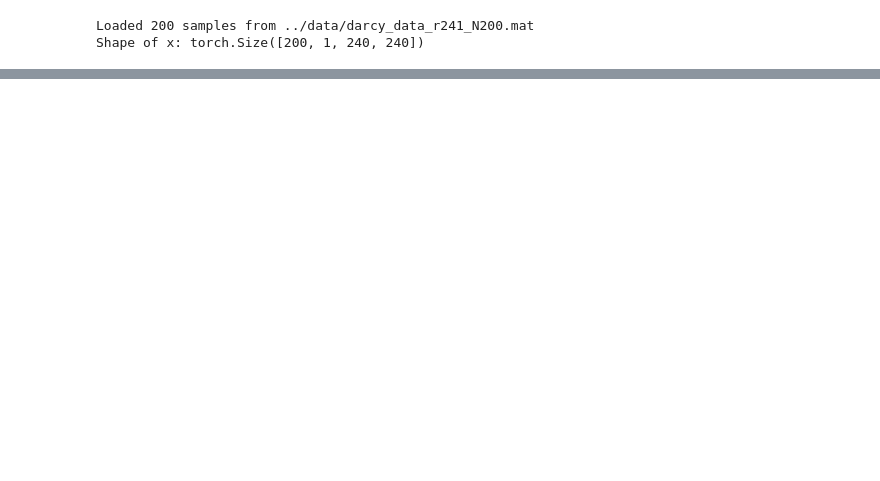
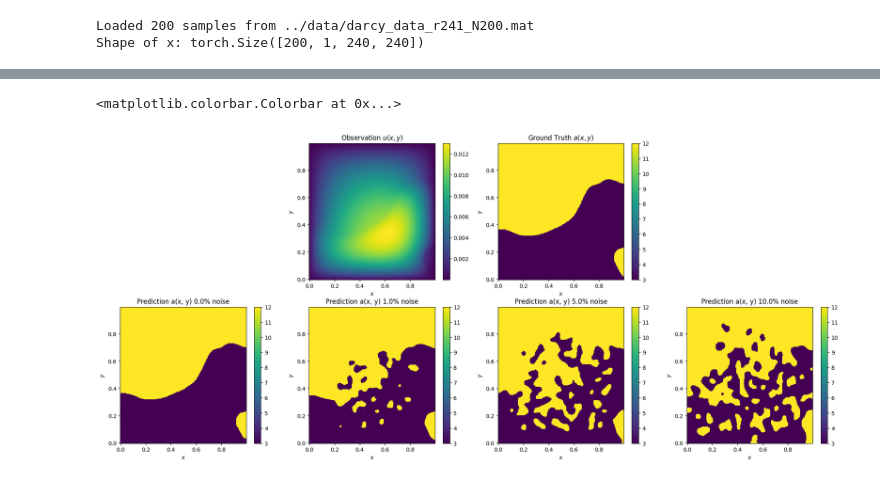
Before and after one commit to bookdiver/FluidDiff, a Jupyter notebook: models/darcys_test.ipynb, the cells around one changed output, grey strips where cells are left out. Drawn from its saved outputs; the diff is of its cells as text; code cells hidden in the pictures; blank space fills up the shorter version.

```diff
--- a/models/darcys_test.ipynb
+++ b/models/darcys_test.ipynb
@@ -200,0 +300,54 @@ fig.savefig('../assets/darcy_exp2.png', bbox_inches='tight')
+# %%
+y_noise001 = noise_data(y, 0.01)
+y_noise005 = noise_data(y, 0.05)
+y_noise010 = noise_data(y, 0.10)
+# %%
+y_new = torch.cat([y, y_noise001, y_noise005, y_noise010], dim=0)
+# %%
+x_pred = make_prediction(diffusion_model, y_new, 0.00)
+# %%
+x = x.numpy().squeeze()
+y = y.numpy().squeeze()
+# %%
+fig, ax = plt.subplots(2, 4, figsize=(24, 10))
+ax[0, 0].set_axis_off()
+ax[0, 3].set_axis_off()
+
+im1 = ax[0, 1].pcolormesh(X, Y, y)
+ax[0, 1].set_xlabel('$x$')
+ax[0, 1].set_ylabel('$y$')
+ax[0, 1].set_title('Observation $u(x, y)$')
+fig.colorbar(im1, ax=ax[0, 1])
+
+im2 = ax[0, 2].pcolormesh(X, Y, unnormalize(x))
+ax[0, 2].set_xlabel('$x$')
+ax[0, 2].set_ylabel('$y$')
+ax[0, 2].set_title('Ground Truth $a(x, y)$')
+fig.colorbar(im2, ax=ax[0, 2])
+
+im3 = ax[1, 0].pcolormesh(X, Y, unnormalize(x_pred[0]))
+ax[1, 0].set_xlabel('$x$')
+ax[1, 0].set_ylabel('$y$')
+ax[1, 0].set_title(r'Prediction a(x, y) 0.0% noise')
+fig.colorbar(im3, ax=ax[1, 0])
+
+im4 = ax[1, 1].pcolormesh(X, Y, unnormalize(x_pred[1]))
+ax[1, 1].set_xlabel('$x$')
+ax[1, 1].set_ylabel('$y$')
+ax[1, 1].set_title(r'Prediction a(x, y) 1.0% noise')
+fig.colorbar(im4, ax=ax[1, 1])
+
+im5 = ax[1, 2].pcolormesh(X, Y, unnormalize(x_pred[2]))
+ax[1, 2].set_xlabel('$x$')
+ax[1, 2].set_ylabel('$y$')
+ax[1, 2].set_title(r'Prediction a(x, y) 5.0% noise')
+fig.colorbar(im5, ax=ax[1, 2])
+
+im6 = ax[1, 3].pcolormesh(X, Y, unnormalize(x_pred[3]))
+ax[1, 3].set_xlabel('$x$')
+ax[1, 3].set_ylabel('$y$')
+ax[1, 3].set_title(r'Prediction a(x, y) 10.0% noise')
+fig.colorbar(im6, ax=ax[1, 3])
+# %% [output]
+<matplotlib.colorbar.Colorbar at 0x...>
+[figure, added]
```
Also changed, not shown: parts of 36 cells of this notebook, 7 other files.
